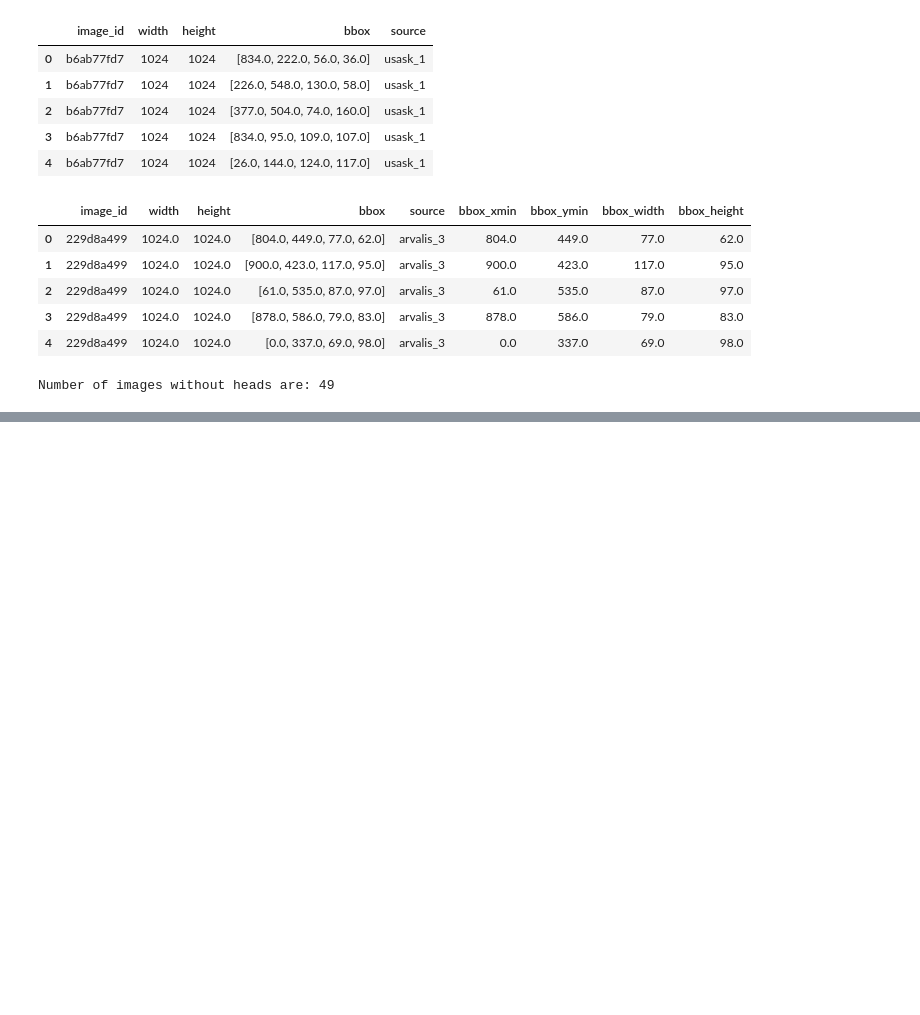
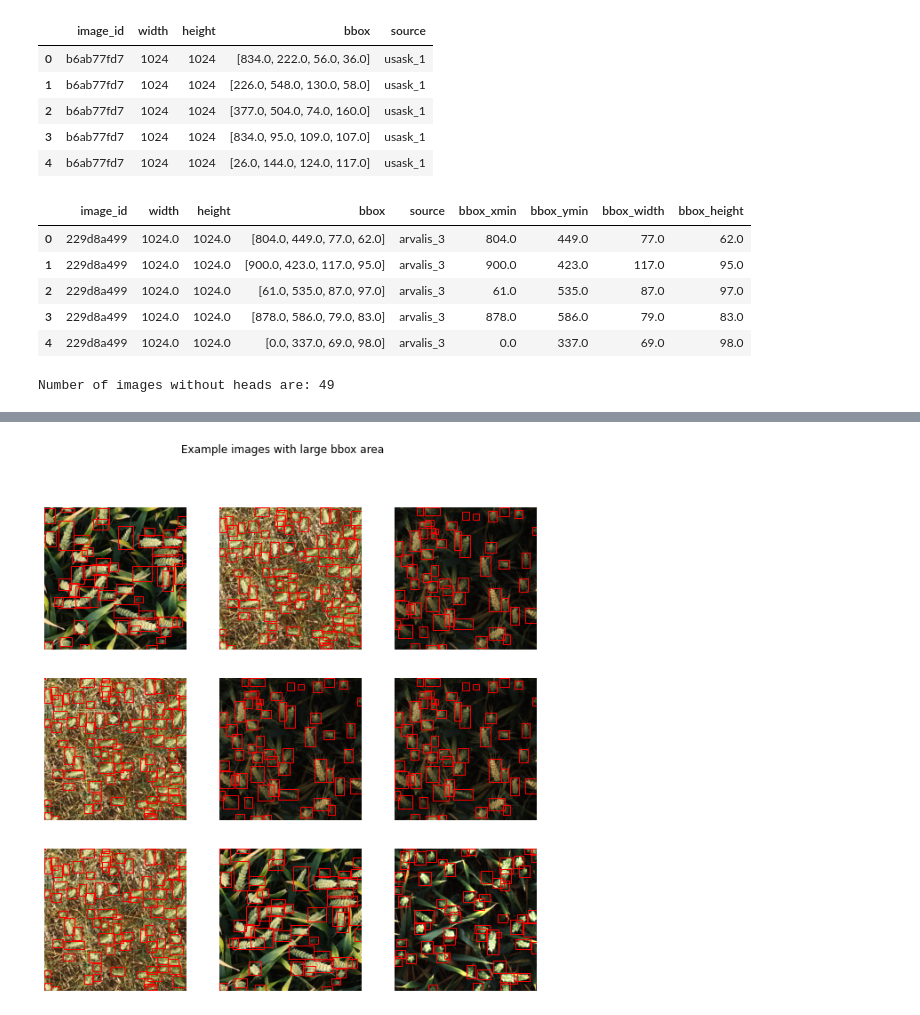
Before and after one commit to DhruvMakwana/Global-Wheat-Detection, a Jupyter notebook: Global_Wheat_Detection.ipynb, the cells around one changed output, grey strips where cells are left out. Saved outputs shown, nothing was run; the diff lists cells and outputs as text; code cells hidden in the pictures; blank space fills up the shorter version.

```diff
--- a/Global_Wheat_Detection.ipynb
+++ b/Global_Wheat_Detection.ipynb
@@ -142,0 +225,5 @@ plot_image_examples(training_images_dataframe)
+# %%
+small_boxes_ids = training_images_dataframe[(training_images_dataframe['bbox_area'] < 25) & (training_images_dataframe['bbox_area'] > 0)].image_id
+plot_image_examples(training_images_dataframe[training_images_dataframe.image_id.isin(small_boxes_ids)], title='Example images with large bbox area')
+# %% [output]
+[figure, added]
```
Also changed, not shown: parts of 16 cells of this notebook.
